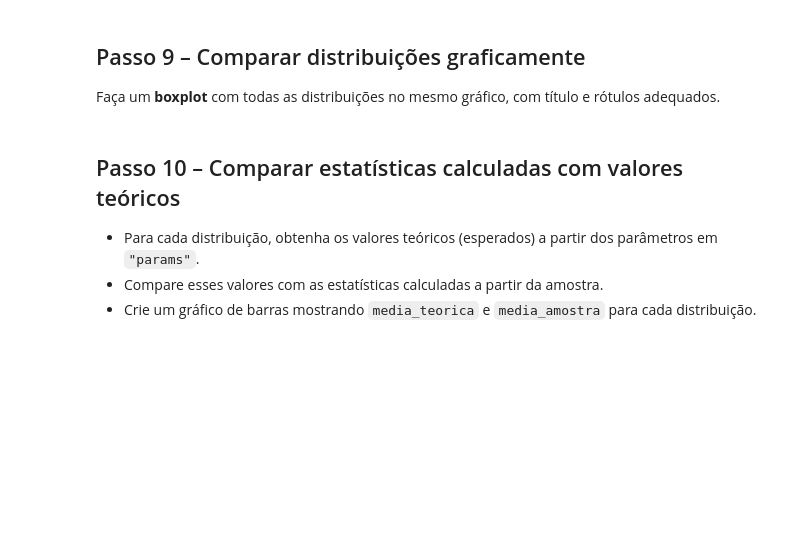
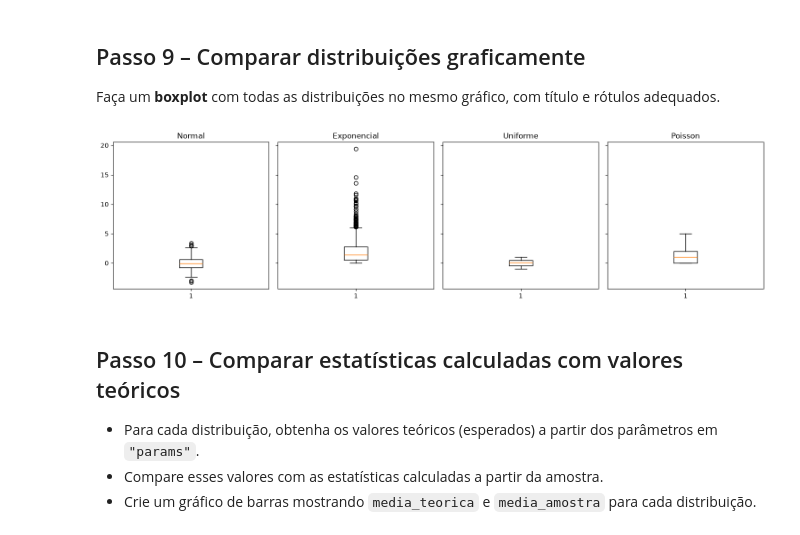
Before and after one commit to BenvenutiMateus/prog-estat, a Jupyter notebook: revisao.ipynb, the cells around one changed output. Saved outputs shown, nothing was run; the diff lists cells and outputs as text; code cells hidden in the pictures; blank space fills up the shorter version.

```diff
--- a/revisao.ipynb
+++ b/revisao.ipynb
@@ -79,6 +136,15 @@ Crie um `DataFrame` contendo as estatísticas de todas as distribuições.
 - Inclua mais uma distribuição, como `"Poisson"` ou `"Binomial"`.
 - Gere dados usando `numpy.random`.
 - Calcule as estatísticas básicas e atualize o `DataFrame`.
+# %%
+distribuicoes['Poisson'] = {}
+distribuicoes['Poisson']['dados'] = np.random.poisson(size = 1000)
+distribuicoes['Poisson']['estatisticas'] = {
+    'media' : np.mean(distribuicoes['Poisson']['dados']),
+    'mediana' : np.median(distribuicoes['Poisson']['dados']),
+    'variancia' : np.var(distribuicoes['Poisson']['dados']),
+    'desvio_padrao' : np.std(distribuicoes['Poisson']['dados'])
+}
 # %% [markdown]
 ## Passo 8 – Estatísticas adicionais
 Para cada distribuição, calcule também:
@@ -87,3 +153,13 @@ Para cada distribuição, calcule também:
 - Quartis (`np.percentile`)
 
 Atualize o campo `"estatisticas"` e o `DataFrame` com essas novas colunas.
+# %%
+for distribuicao in distribuicoes.keys():
+    dados = distribuicoes[distribuicao]['dados']
+
+    minimo = np.min(dados)
+    maximo = np.max(dados)
+    quartis = np.percentile(dados, q = (25, 50, 75))
+    distribuicoes[distribuicao]['estatisticas'].update({
+        'minimo': minimo, 'maximo':maximo, 'quartis':quartis
+    })
@@ -90,6 +177,25 @@ Atualize o campo `"estatisticas"` e o `DataFrame` com essas novas colunas.
 # %% [markdown]
 ## Passo 9 – Comparar distribuições graficamente
 Faça um **boxplot** com todas as distribuições no mesmo gráfico, com título e rótulos adequados.
+# %%
+fig, axs = plt.subplots(1, 4, figsize=(15, 4), sharey= True)
+
+axs[0].boxplot(distribuicoes['Normal']['dados'],)
+axs[0].set_title('Normal')
+
+axs[1].boxplot(distribuicoes['Exponencial']['dados'])
+axs[1].set_title('Exponencial')
+
+axs[2].boxplot(distribuicoes['Uniforme']['dados'])
+axs[2].set_title('Uniforme')
+
+axs[3].boxplot(distribuicoes['Poisson']['dados'])
+axs[3].set_title('Poisson')
+
+plt.tight_layout()
+plt.show()
+# %% [output]
+[figure, added]
 # %% [markdown]
 ## Passo 10 – Comparar estatísticas calculadas com valores teóricos
 - Para cada distribuição, obtenha os valores teóricos (esperados) a partir dos parâmetros em `"params"`.
```
Also changed, not shown: parts of 14 cells of this notebook, 1 other file.
